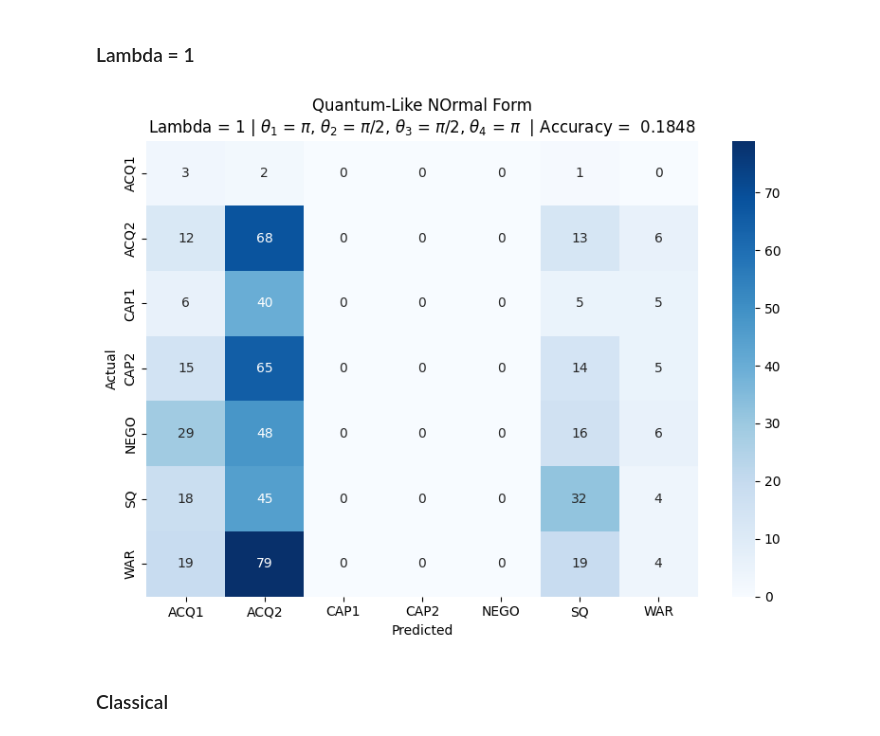
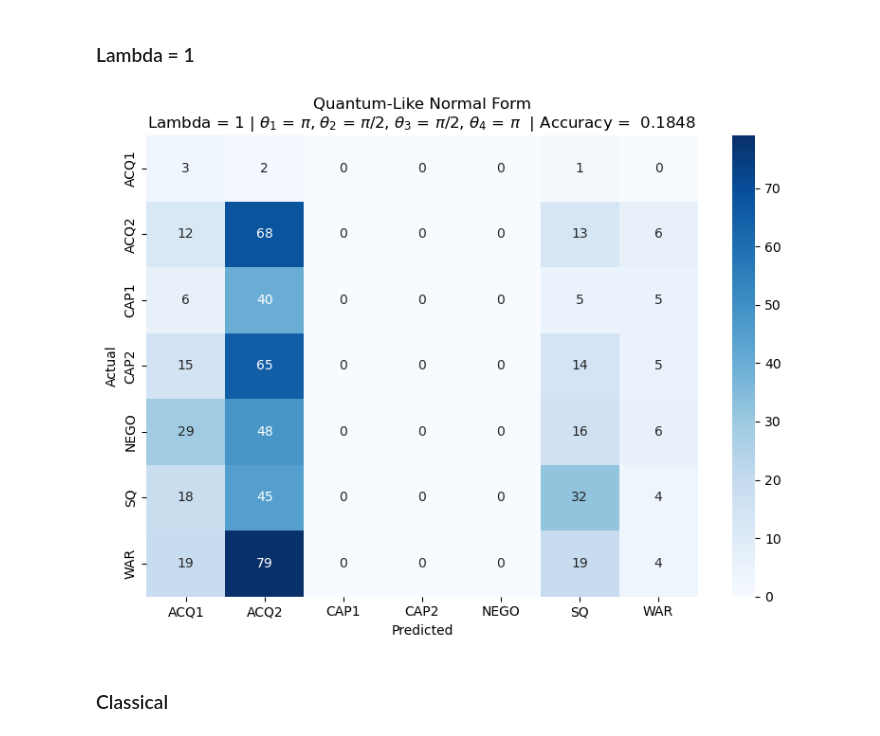
Before and after one commit to catarina-moreira/quantum_international_interaction_game, a Jupyter notebook: confusion_matrix_generator.ipynb, the cells around one changed output. Cells and saved outputs as stored; diff of their text form; code cells hidden in the pictures.

```diff
--- a/confusion_matrix_generator.ipynb
+++ b/confusion_matrix_generator.ipynb
@@ -413,31 +413,31 @@ plt.show()
 # %%
 
 conf_matrix = np.array([
   [3, 2, 0, 0, 0, 1, 0],
     [12, 68, 0, 0, 0, 13, 6],
     [6, 40, 0, 0, 0, 5, 5],
     [15, 65, 0, 0, 0, 14, 5],
     [29, 48, 0, 0, 0, 16, 6],
     [18, 45, 0, 0, 0, 32, 4],
     [19, 79, 0, 0, 0, 19, 4]
 ])
 
 labels = ['ACQ1', 'ACQ2', 'CAP1', 'CAP2', 'NEGO', 'SQ', 'WAR']
 
 plt.figure(figsize=(8, 6))
 sns.heatmap(conf_matrix, annot=True, fmt='d', cmap='Blues',
             xticklabels=labels, yticklabels=labels, cbar=True)
 
-plt.title(r"Quantum-Like NOrmal Form" + "\n" + r"Lambda = 1 | $\theta_1$ = $\pi$, $\theta_2$ = $\pi/2$, $\theta_3$ = $\pi/2$, $\theta_4$ = $\pi$  | Accuracy =  0.1848")
+plt.title(r"Quantum-Like Normal Form" + "\n" + r"Lambda = 1 | $\theta_1$ = $\pi$, $\theta_2$ = $\pi/2$, $\theta_3$ = $\pi/2$, $\theta_4$ = $\pi$  | Accuracy =  0.1848")
 plt.xlabel("Predicted")
 plt.ylabel("Actual")
 plt.tight_layout()
 
 plt.savefig('cm_QL_Normal_Form_l_1.png', dpi=300, bbox_inches='tight')
 
 plt.show()
 # %% [output]
-[figure, old version]
+[figure, new version]
 # %% [markdown]
 ### Classical
 # %%
```
Also changed, not shown: parts of 36 cells of this notebook, 32 other files.
